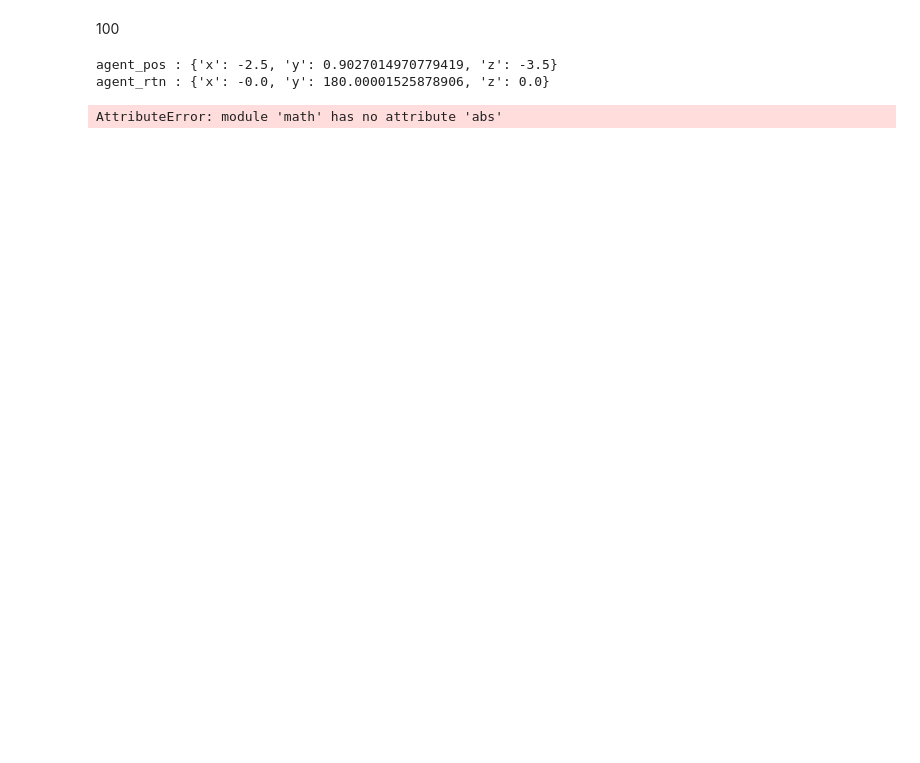
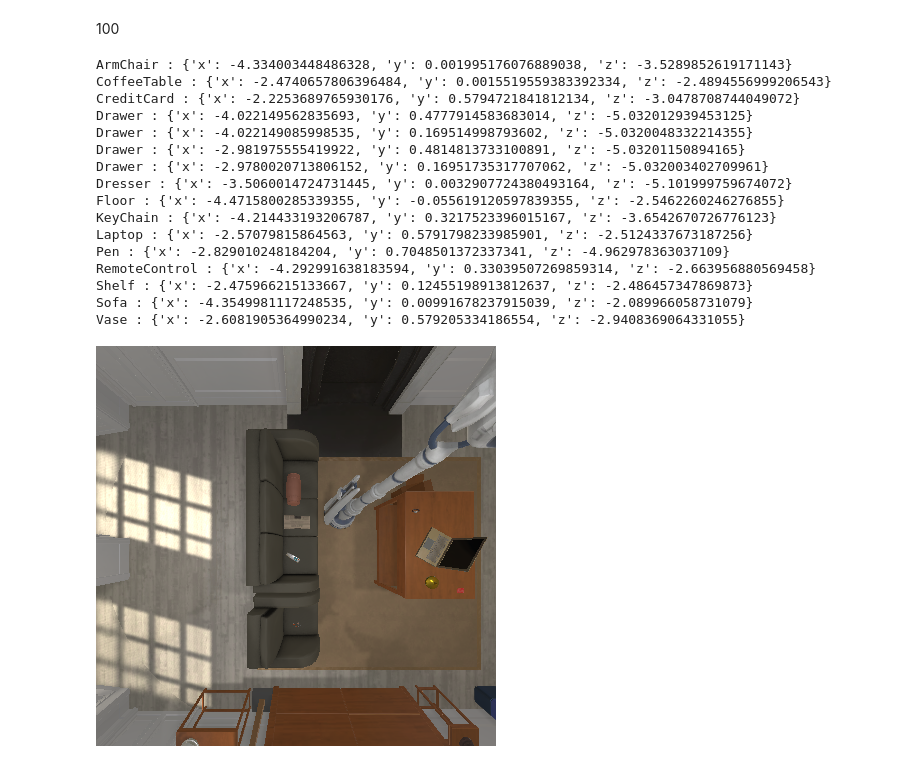
Before and after one commit to archie1983/llm_semantic_navigation, a Jupyter notebook: environment.ipynb, the cells around one changed output. Saved outputs shown, nothing was run; the diff lists cells and outputs as text; code cells hidden in the pictures; blank space fills up the shorter version.

```diff
--- a/environment.ipynb
+++ b/environment.ipynb
@@ -32,7 +32,7 @@ class RobotNavigationControl:
     def initialise_controller(self):
         self.controller = Controller(
             agentMode="default",
-            visibilityDistance=1.5,
+            visibilityDistance=3,
             scene="FloorPlan209",
             # image modalities
             #renderDepthImage=False,
@@ -56,6 +56,14 @@ class RobotNavigationControl:
             print("agent_pos : " + str(self.controller.last_event.metadata["agent"]["position"]))
             print("agent_rtn : " + str(self.controller.last_event.metadata["agent"]["rotation"]))
             #print("actionReturn : " + controller.last_event.metadata["actionReturn"])
+
+
+        event = self.controller.step(
+            action="AddThirdPartyCamera",
+            position=dict(x=-4.25, y=2, z=-2.5),
+            rotation=dict(x=90, y=0, z=0),
+            fieldOfView=120
+        )
 
     # Print a table of all objects in the scene
     def show_all_objects(self):
@@ -138,7 +146,6 @@ class RobotNavigationControl:
         #print(pos_navigate_to)
 
         self.controller.step(action="Teleport", **pos_navigate_to)
-        self.controller.step(action="MoveBack")
         #plot_frames(self.controller.last_event)
 
     # Print pose of the object defined by the name in the input
@@ -157,6 +164,7 @@ class RobotNavigationControl:
         print("agent_pos : " + str(self.controller.last_event.metadata["agent"]["position"]))
         print("agent_rtn : " + str(self.controller.last_event.metadata["agent"]["rotation"]))
 
+    # Calculate angle from the target that we need to rotate by to face the target
     def get_angle_offset_from_target(self, obj_name):
         obj_of_interest = self.validate_object_in_collection(obj_name, self.controller.last_event.metadata['objects'])
 
@@ -173,6 +181,7 @@ class RobotNavigationControl:
         #print(math.degrees(math.atan2(z_diff, x_diff)))
         return math.degrees(math.atan2(z_diff, x_diff))
 
+    # Rotate to face the selected target
     def rotate_to_face_target(self, obj_name):
         angle_to_target = self.get_angle_offset_from_target(obj_name)
 
@@ -183,24 +192,40 @@ class RobotNavigationControl:
         current_robot_yaw = self.controller.last_event.metadata["agent"]["rotation"]["y"]
 
         self.rotate_by_degree(angle_to_target - current_robot_yaw)
-        print("rotating by: " + str(angle_to_target - current_robot_yaw))
+        #print("rotating by: " + str(angle_to_target - current_robot_yaw) + " " + str(angle_to_target) + " " + str(current_robot_yaw))
 
-        self.controller.step(action="MoveBack")
+    # Get ceiling camera image -- can try using this if you don't like the 3rd camera set up earlier.
+    def get_ceiling_image(self):
+        # puts the camera in the ceiling, then puts it back with the robot
+        event = self.controller.step('ToggleMapView')
+        self.controller.step('ToggleMapView')
+        return event.frame
 # %%
 rnc = RobotNavigationControl()
 rnc.start_ai2_thor()
 rnc.initialise_controller()
-
-rnc.rotate_left(180)
-
-rnc.navigate_to_object("Vase")
-rnc.print_current_pose_of_robot()
-#rnc.get_angle_offset_from_target("Vase")
-
-rnc.rotate_to_face_target("Vase")
-rnc.print_current_pose_of_robot()
 # %% [output]
 100
-agent_pos : {'x': -2.5, 'y': 0.9027014970779419, 'z': -3.5}
-agent_rtn : {'x': -0.0, 'y': 180.00001525878906, 'z': 0.0}
-AttributeError: module 'math' has no attribute 'abs'
+# %%
+rnc.rotate_left(180)
+ev = rnc.controller.last_event
+o = rnc.get_visible_objects(True)
+plot_frames(ev.third_party_camera_frames[0])
+# %% [output]
+ArmChair : {'x': -4.334003448486328, 'y': 0.001995176076889038, 'z': -3.5289852619171143}
+CoffeeTable : {'x': -2.4740657806396484, 'y': 0.0015519559383392334, 'z': -2.4894556999206543}
+CreditCard : {'x': -2.2253689765930176, 'y': 0.5794721841812134, 'z': -3.0478708744049072}
+Drawer : {'x': -4.022149562835693, 'y': 0.4777914583683014, 'z': -5.032012939453125}
+Drawer : {'x': -4.022149085998535, 'y': 0.169514998793602, 'z': -5.0320048332214355}
+Drawer : {'x': -2.981975555419922, 'y': 0.4814813733100891, 'z': -5.03201150894165}
+Drawer : {'x': -2.9780020713806152, 'y': 0.16951735317707062, 'z': -5.032003402709961}
+Dresser : {'x': -3.5060014724731445, 'y': 0.0032907724380493164, 'z': -5.101999759674072}
+Floor : {'x': -4.4715800285339355, 'y': -0.055619120597839355, 'z': -2.5462260246276855}
+KeyChain : {'x': -4.214433193206787, 'y': 0.3217523396015167, 'z': -3.6542670726776123}
+Laptop : {'x': -2.57079815864563, 'y': 0.5791798233985901, 'z': -2.5124337673187256}
+Pen : {'x': -2.829010248184204, 'y': 0.7048501372337341, 'z': -4.962978363037109}
+RemoteControl : {'x': -4.292991638183594, 'y': 0.33039507269859314, 'z': -2.663956880569458}
+Shelf : {'x': -2.475966215133667, 'y': 0.12455198913812637, 'z': -2.486457347869873}
+Sofa : {'x': -4.3549981117248535, 'y': 0.00991678237915039, 'z': -2.089966058731079}
+Vase : {'x': -2.6081905364990234, 'y': 0.579205334186554, 'z': -2.9408369064331055}
+[figure, added]
```
Also changed, not shown: parts of 3 cells of this notebook.
